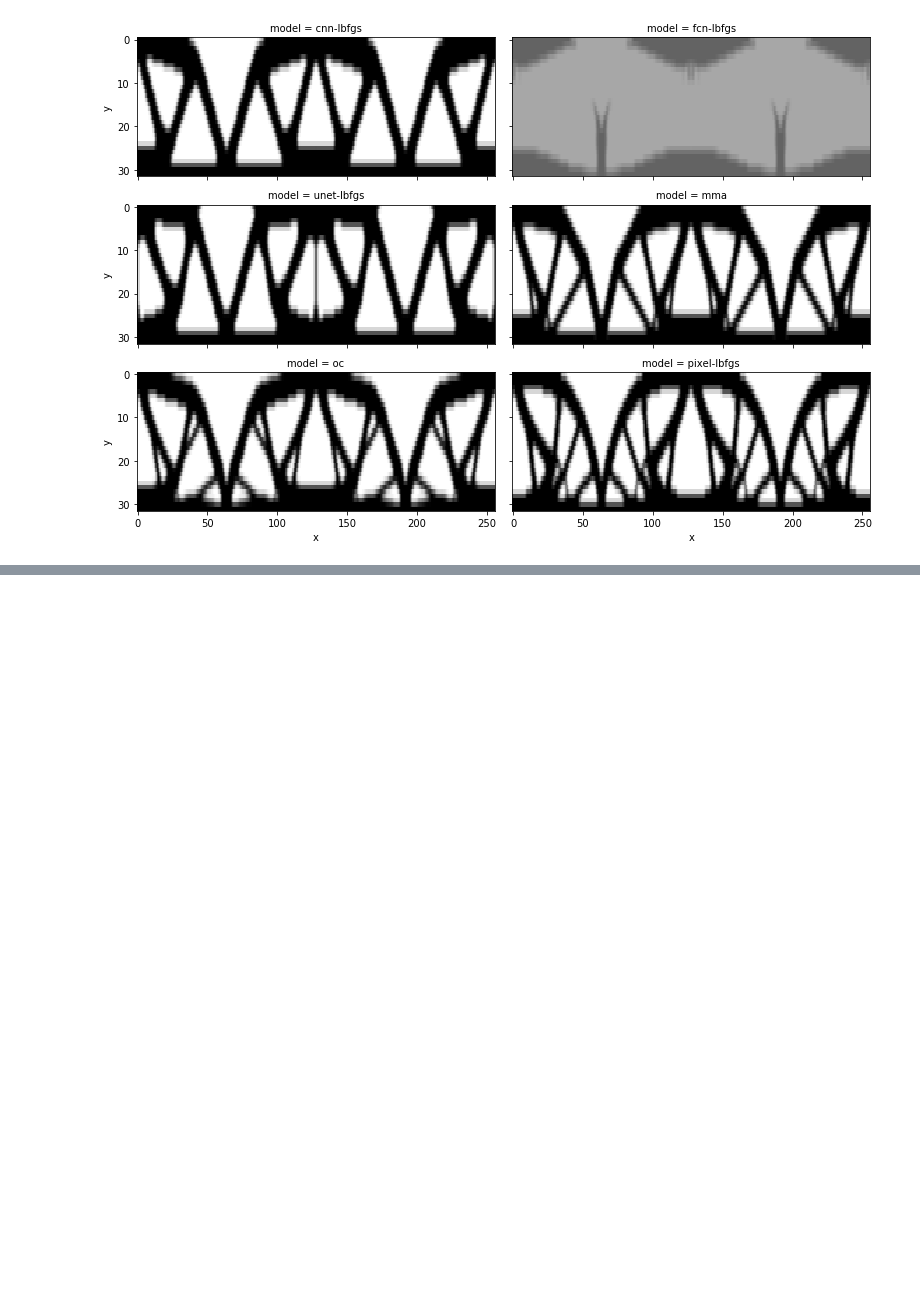
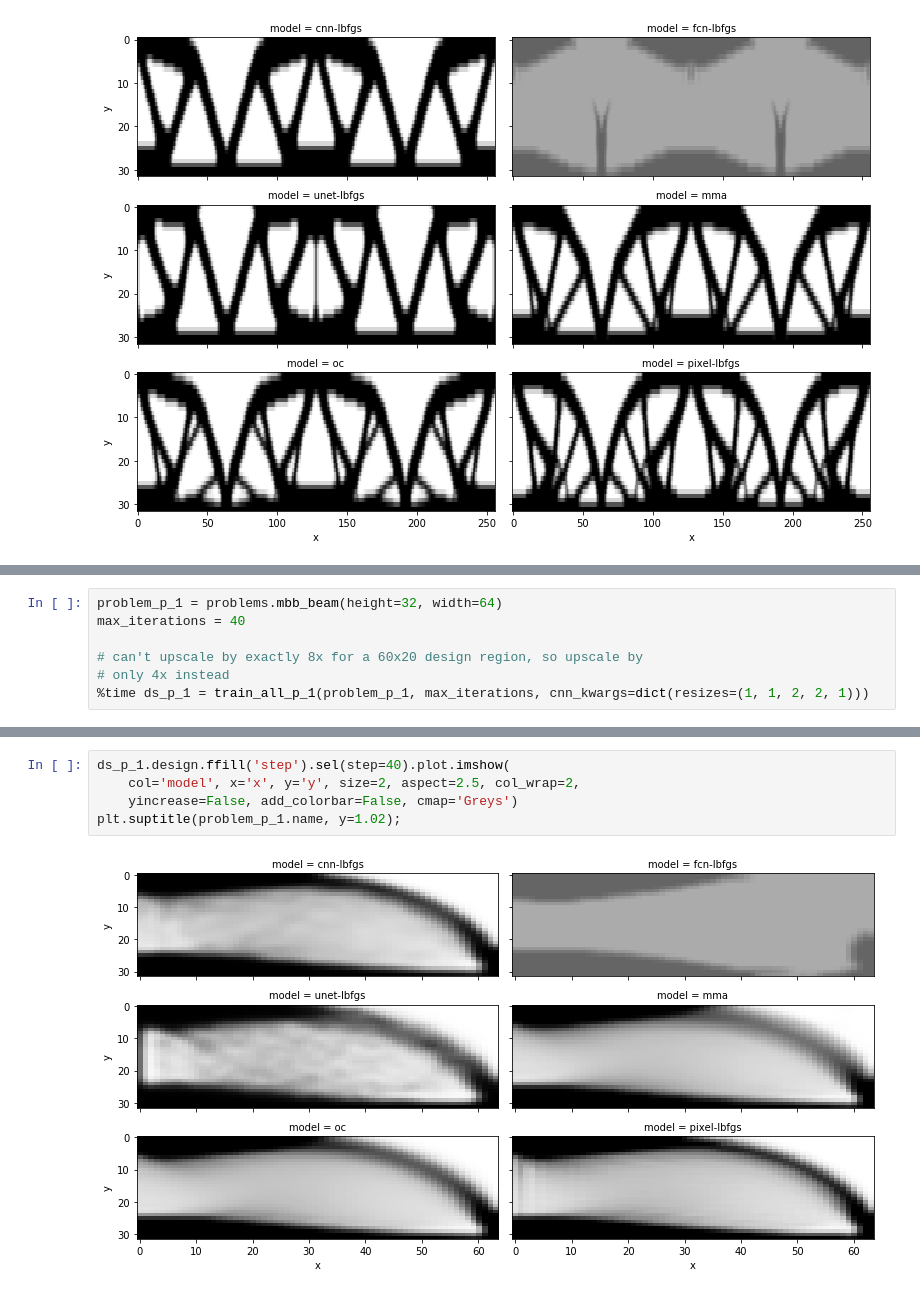
Before and after one commit to yjxkwp/neural-structural-optimization, a Jupyter notebook: notebooks/optimization-examples.ipynb, the cells around one changed output, grey strips where cells are left out. Cells and saved outputs as stored; diff of their text form; blank space fills up the shorter version.

```diff
--- a/notebooks/optimization-examples.ipynb
+++ b/notebooks/optimization-examples.ipynb
@@ -235,0 +271,7 @@ plt.suptitle(problem.name, y=1.02);
+# %%
+problem_p_1 = problems.mbb_beam(height=32, width=64)
+max_iterations = 40
+
+# can't upscale by exactly 8x for a 60x20 design region, so upscale by
+# only 4x instead
+%time ds_p_1 = train_all_p_1(problem_p_1, max_iterations, cnn_kwargs=dict(resizes=(1, 1, 2, 2, 1)))
@@ -235,0 +295,7 @@ plt.suptitle(problem.name, y=1.02);
+# %%
+ds_p_1.design.ffill('step').sel(step=40).plot.imshow(
+    col='model', x='x', y='y', size=2, aspect=2.5, col_wrap=2,
+    yincrease=False, add_colorbar=False, cmap='Greys')
+plt.suptitle(problem_p_1.name, y=1.02);
+# %% [output]
+[figure, added]
```
Also changed, not shown: parts of 10 cells of this notebook, 4 other files.
